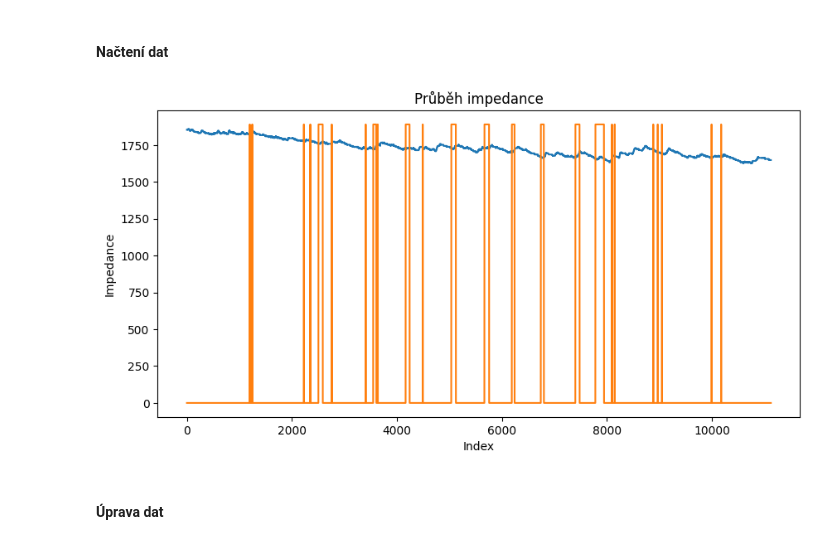
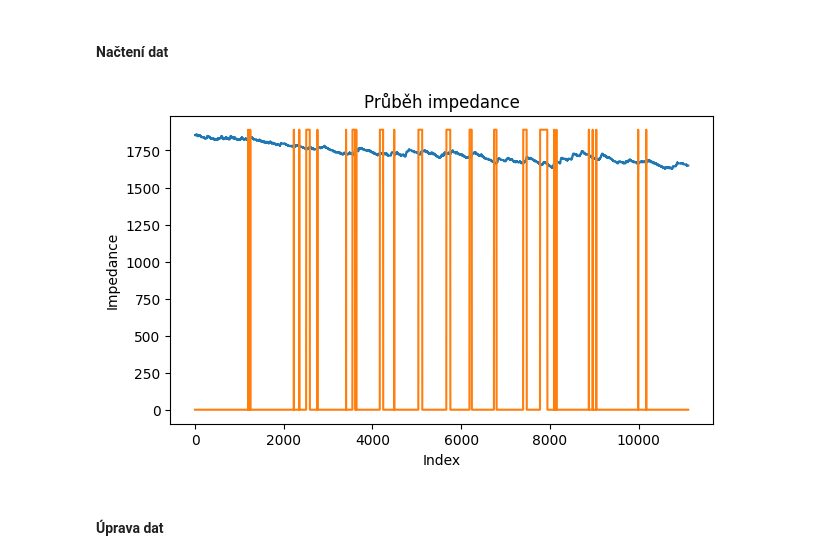
Before and after one commit to Vojtech-Benda/AUI, a Jupyter notebook: cviceni2/cviceni2.ipynb, the cells around one changed output. Cells and saved outputs as stored; diff of their text form; code cells hidden in the pictures.

```diff
--- a/cviceni2/cviceni2.ipynb
+++ b/cviceni2/cviceni2.ipynb
@@ -11,19 +11,20 @@ from sklearn.neural_network import MLPClassifier
 #### Načtení dat
 # %%
 fileName = 'GSR_hrac1.xlsx'
-dataHra2 = pandas.read_excel(fileName, sheet_name="Hra_2")
+dataHra2 = pd.read_excel(fileName, sheet_name="Hra_2")
 dataCopy = dataHra2
 # %%
 plt.plot(range(len(dataCopy)), dataCopy["Data"])
 plt.plot(range(len(dataCopy)), dataCopy["Peak"])
 figure = plt.gcf()
-figure.set_figwidth(10)
+figure.set_figwidth(7)
+figure.set_figheight(4)
 plt.xlabel("Index")
 plt.ylabel("Impedance")
 plt.title("Průběh impedance")
 plt.show()
 # %% [output]
-[figure, old version]
+[figure, new version]
 # %% [markdown]
 #### Úprava dat
 # %%
```
Also changed, not shown: parts of 5 cells of this notebook, 2 other files.
